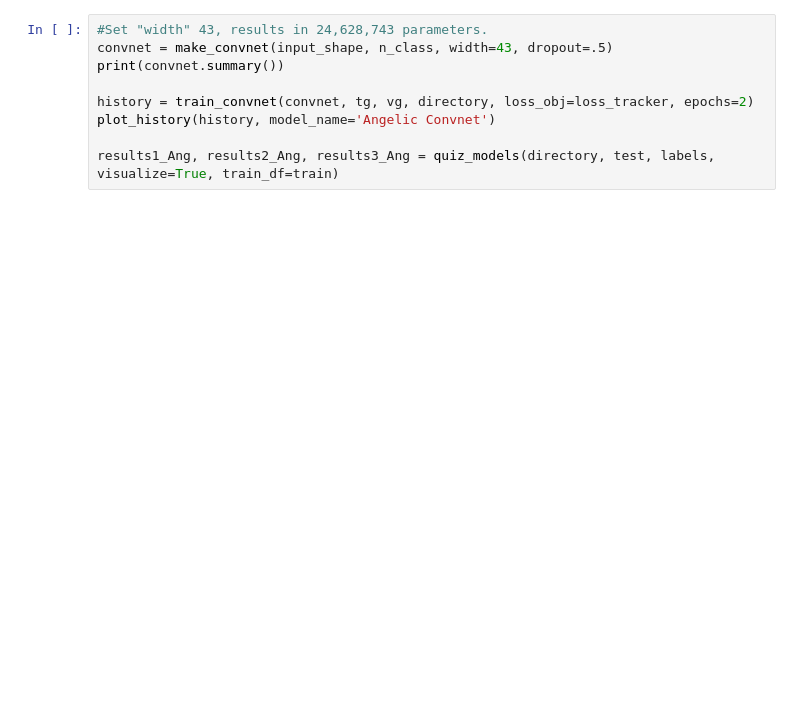
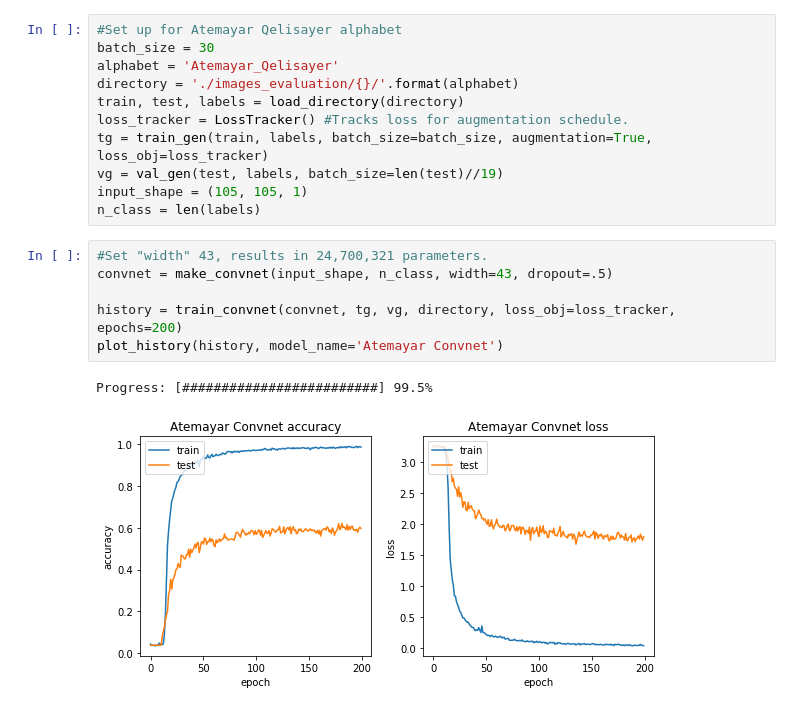
Before and after one commit to AlliedToasters/omniglot, a Jupyter notebook: salvaged.ipynb, the cells around one changed output. Drawn from its saved outputs; the diff is of its cells as text; blank space fills up the shorter version.

```diff
--- a/salvaged.ipynb
+++ b/salvaged.ipynb
@@ -35,9 +132,20 @@ n_class = len(labels)
+# %%
+#Set up for Atemayar Qelisayer alphabet
+batch_size = 30
+alphabet = 'Atemayar_Qelisayer'
+directory = './images_evaluation/{}/'.format(alphabet)
+train, test, labels = load_directory(directory)
+loss_tracker = LossTracker() #Tracks loss for augmentation schedule.
+tg = train_gen(train, labels, batch_size=batch_size, augmentation=True, loss_obj=loss_tracker)
+vg = val_gen(test, labels, batch_size=len(test)//19)
+input_shape = (105, 105, 1)
+n_class = len(labels)
 # %%
-#Set "width" 43, results in 24,628,743 parameters.
+#Set "width" 43, results in 24,700,321 parameters.
 convnet = make_convnet(input_shape, n_class, width=43, dropout=.5)
-print(convnet.summary())
 
-history = train_convnet(convnet, tg, vg, directory, loss_obj=loss_tracker, epochs=2)
-plot_history(history, model_name='Angelic Convnet')
-
-results1_Ang, results2_Ang, results3_Ang = quiz_models(directory, test, labels, visualize=True, train_df=train)
+history = train_convnet(convnet, tg, vg, directory, loss_obj=loss_tracker, epochs=200)
+plot_history(history, model_name='Atemayar Convnet')
+# %% [output]
+Progress: [#########################] 99.5%
+[figure, added]
```
Also changed, not shown: parts of 19 cells of this notebook, 1 other file.
